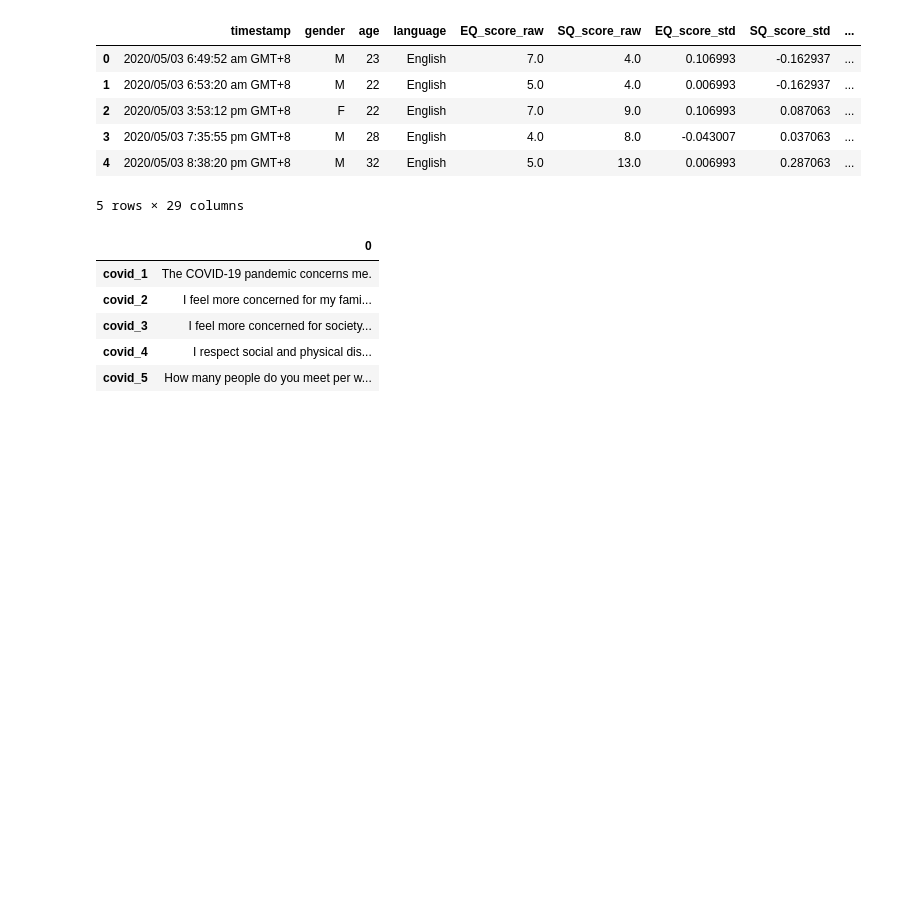
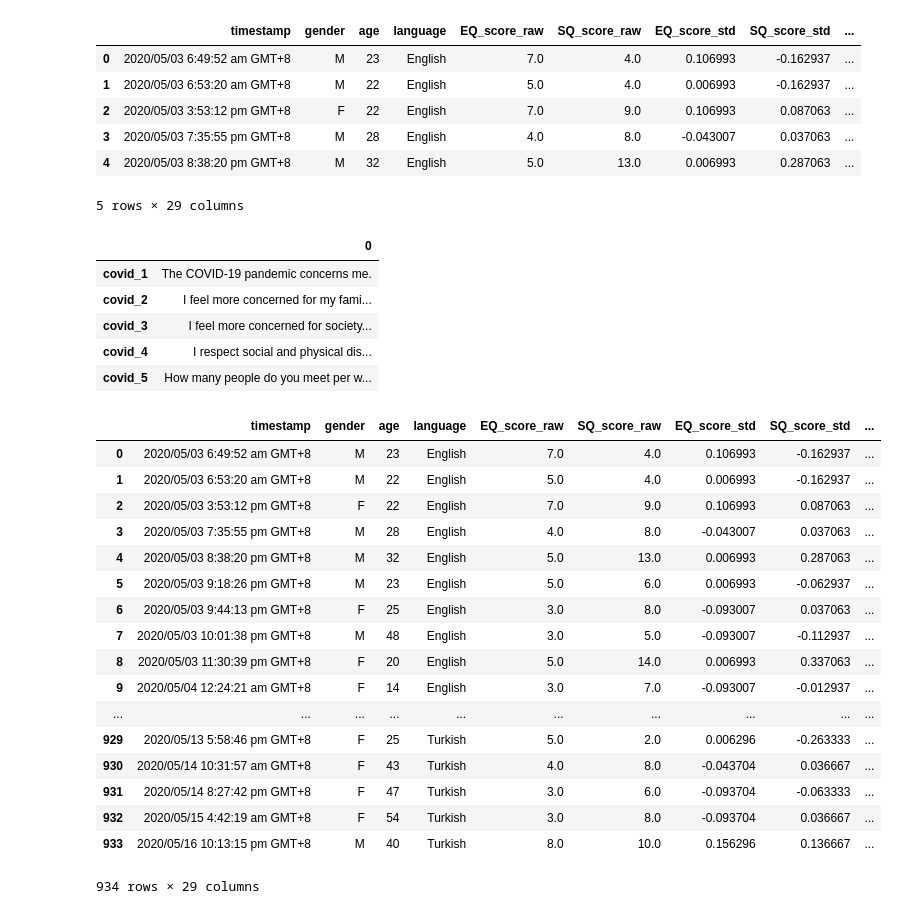
Before and after one commit to liliaellouz/empathy-analysis, a Jupyter notebook: pool.ipynb, the cells around one changed output. Drawn from its saved outputs; the diff is of its cells as text; code cells hidden in the pictures; blank space fills up the shorter version.

```diff
--- a/pool.ipynb
+++ b/pool.ipynb
@@ -374,6 +390,27 @@ covid_q_map.head()
 | covid_3 | I feel more concerned for society... |
 | covid_4 | I respect social and physical dis... |
 | covid_5 | How many people do you meet per w... |
+# %%
+pre_df
+# %% [output]
+|  | timestamp | gender | age | language | EQ_score_raw | SQ_score_raw | EQ_score_std | SQ_score_std | ... |
+| 0 | 2020/05/03 6:49:52 am GMT+8 | M | 23 | English | 7.0 | 4.0 | 0.106993 | -0.162937 | ... |
+| 1 | 2020/05/03 6:53:20 am GMT+8 | M | 22 | English | 5.0 | 4.0 | 0.006993 | -0.162937 | ... |
+| 2 | 2020/05/03 3:53:12 pm GMT+8 | F | 22 | English | 7.0 | 9.0 | 0.106993 | 0.087063 | ... |
+| 3 | 2020/05/03 7:35:55 pm GMT+8 | M | 28 | English | 4.0 | 8.0 | -0.043007 | 0.037063 | ... |
+| 4 | 2020/05/03 8:38:20 pm GMT+8 | M | 32 | English | 5.0 | 13.0 | 0.006993 | 0.287063 | ... |
+| 5 | 2020/05/03 9:18:26 pm GMT+8 | M | 23 | English | 5.0 | 6.0 | 0.006993 | -0.062937 | ... |
+| 6 | 2020/05/03 9:44:13 pm GMT+8 | F | 25 | English | 3.0 | 8.0 | -0.093007 | 0.037063 | ... |
+| 7 | 2020/05/03 10:01:38 pm GMT+8 | M | 48 | English | 3.0 | 5.0 | -0.093007 | -0.112937 | ... |
+| 8 | 2020/05/03 11:30:39 pm GMT+8 | F | 20 | English | 5.0 | 14.0 | 0.006993 | 0.337063 | ... |
+| 9 | 2020/05/04 12:24:21 am GMT+8 | F | 14 | English | 3.0 | 7.0 | -0.093007 | -0.012937 | ... |
+| ... | ... | ... | ... | ... | ... | ... | ... | ... | ... |
+| 929 | 2020/05/13 5:58:46 pm GMT+8 | F | 25 | Turkish | 5.0 | 2.0 | 0.006296 | -0.263333 | ... |
+| 930 | 2020/05/14 10:31:57 am GMT+8 | F | 43 | Turkish | 4.0 | 8.0 | -0.043704 | 0.036667 | ... |
+| 931 | 2020/05/14 8:27:42 pm GMT+8 | F | 47 | Turkish | 3.0 | 6.0 | -0.093704 | -0.063333 | ... |
+| 932 | 2020/05/15 4:42:19 am GMT+8 | F | 54 | Turkish | 3.0 | 8.0 | -0.093704 | 0.036667 | ... |
+| 933 | 2020/05/16 10:13:15 pm GMT+8 | M | 40 | Turkish | 8.0 | 10.0 | 0.156296 | 0.136667 | ... |
+934 rows × 29 columns
 # %%
 base_dir = 'data'
 os.makedirs(base_dir, exist_ok=True)
```
Also changed, not shown: parts of 6 cells of this notebook.
